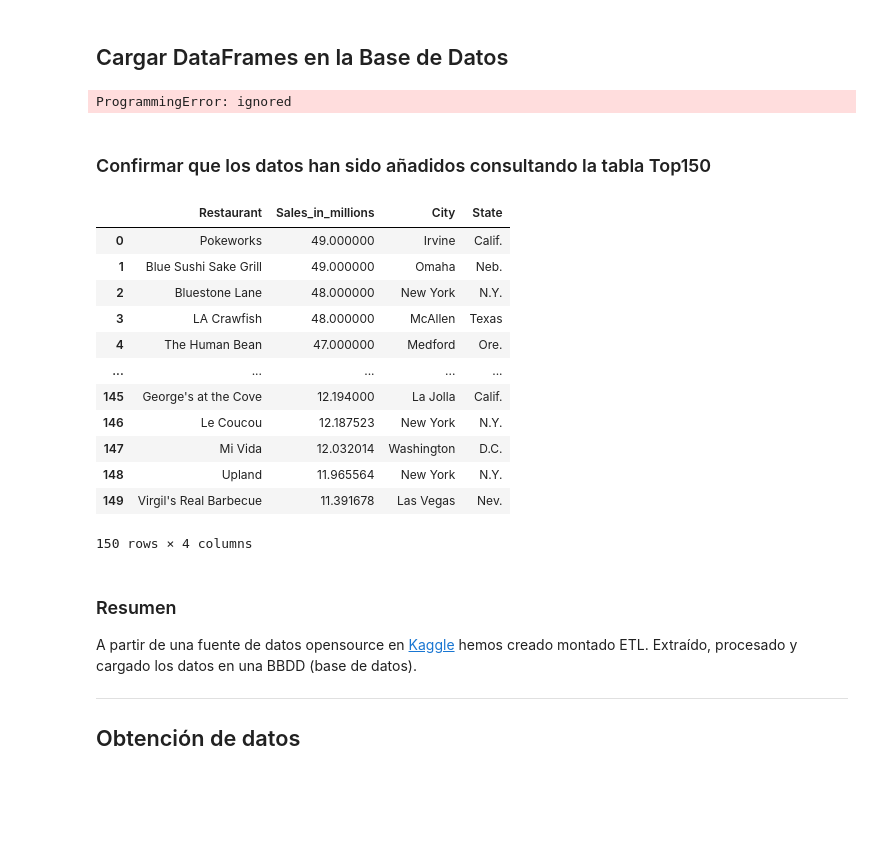
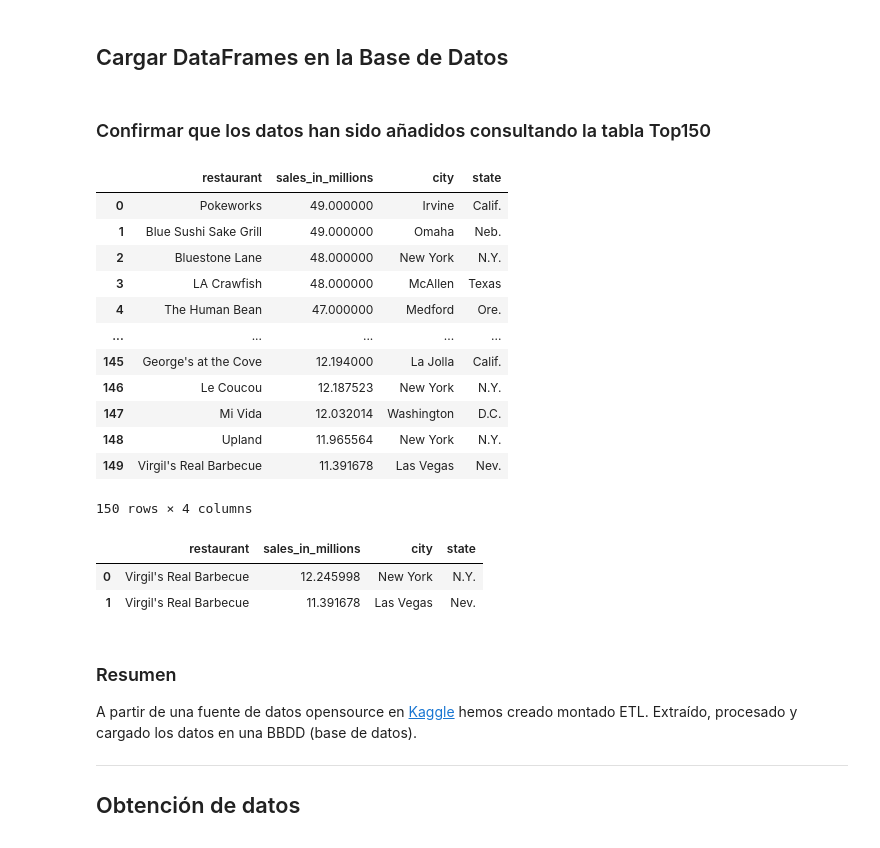
Before and after one commit to PabloEnriqueGF/Python_Course, a Jupyter notebook: M4 - ETL.ipynb, the cells around one changed output. Saved outputs shown, nothing was run; the diff lists cells and outputs as text; code cells hidden in the pictures; blank space fills up the shorter version.

```diff
--- a/M4 - ETL.ipynb
+++ b/M4 - ETL.ipynb
@@ -457,8 +264,6 @@ engine = create_engine(linkConexion)
 # %%
 # Sube el dataframes a sql para future50df.
 # PISTA: Usa la funcion to_sql() de sqlalchemy
-future50_df.to_sql(name = 'future50df', con = engine.connect() )
+future50_df.to_sql(name = 'future50df', con = engine )
-# %% [output]
-ProgrammingError: ignored
 # %%
 # Sube el dataframes a sql para ind100 df.
@@ -470,11 +278,11 @@ ProgrammingError: ignored
 ### Confirmar que los datos han sido añadidos consultando la tabla Top150
 # %%
 # Haz un select de la tabla top150
-query =
+query = 'SELECT restaurant, sales_in_millions, city, state FROM top150df'
 df  = pd.read_sql(query, con = engine )
 df
 # %% [output]
-|  | Restaurant | Sales_in_millions | City | State |
+|  | restaurant | sales_in_millions | city | state |
 | 0 | Pokeworks | 49.000000 | Irvine | Calif. |
 | 1 | Blue Sushi Sake Grill | 49.000000 | Omaha | Neb. |
 | 2 | Bluestone Lane | 48.000000 | New York | N.Y. |
@@ -489,9 +297,13 @@ df
 150 rows × 4 columns
 # %%
 # Recupera los restaurantes "Virgil's Real Barbecue" de la tabla top150
-query =
+query = """SELECT restaurant, sales_in_millions, city, state FROM top150df WHERE restaurant = "Virgil's Real Barbecue" """
 df  = pd.read_sql(query, con = engine )
 df
+# %% [output]
+|  | restaurant | sales_in_millions | city | state |
+| 0 | Virgil's Real Barbecue | 12.245998 | New York | N.Y. |
+| 1 | Virgil's Real Barbecue | 11.391678 | Las Vegas | Nev. |
 # %% [markdown]
 ### Resumen
 
```
Also changed, not shown: parts of 24 cells of this notebook.
